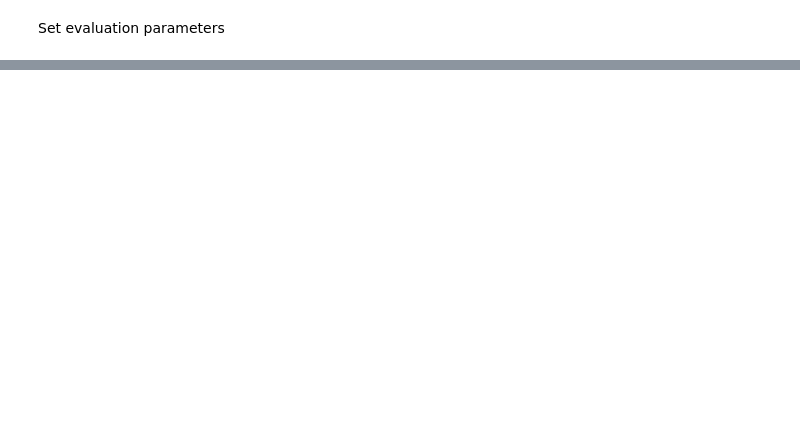
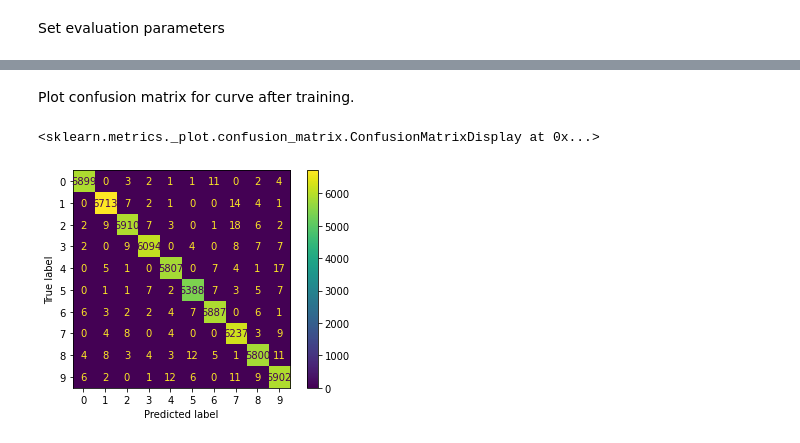
Before and after one commit to constantin-crailsheim/dnn-mode-connectivity-tf, a Jupyter notebook: notebooks/visualise_confusion_matrix.ipynb, the cells around one changed output, grey strips where cells are left out. Drawn from its saved outputs; the diff is of its cells as text; code cells hidden in the pictures; blank space fills up the shorter version.

```diff
--- a/notebooks/visualise_confusion_matrix.ipynb
+++ b/notebooks/visualise_confusion_matrix.ipynb
@@ -47,0 +52,9 @@ ConfusionMatrixDisplay.from_predictions(targets, predictions)
+# %% [markdown]
+ Plot confusion matrix for curve after training.
+# %%
+targets, predictions = load_predictions(set, point_on_curve, dir, file_name_model_trained)
+
+ConfusionMatrixDisplay.from_predictions(targets, predictions)
+# %% [output]
+<sklearn.metrics._plot.confusion_matrix.ConfusionMatrixDisplay at 0x...>
+[figure, added]
```
Also changed, not shown: parts of 8 cells of this notebook, 3 other files.
